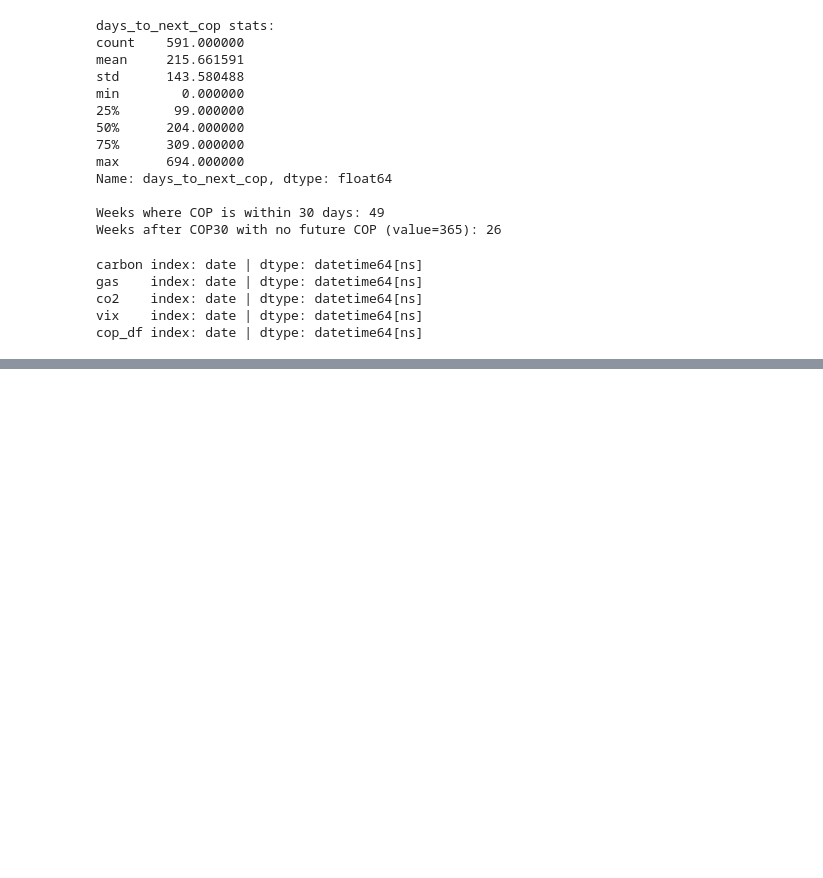
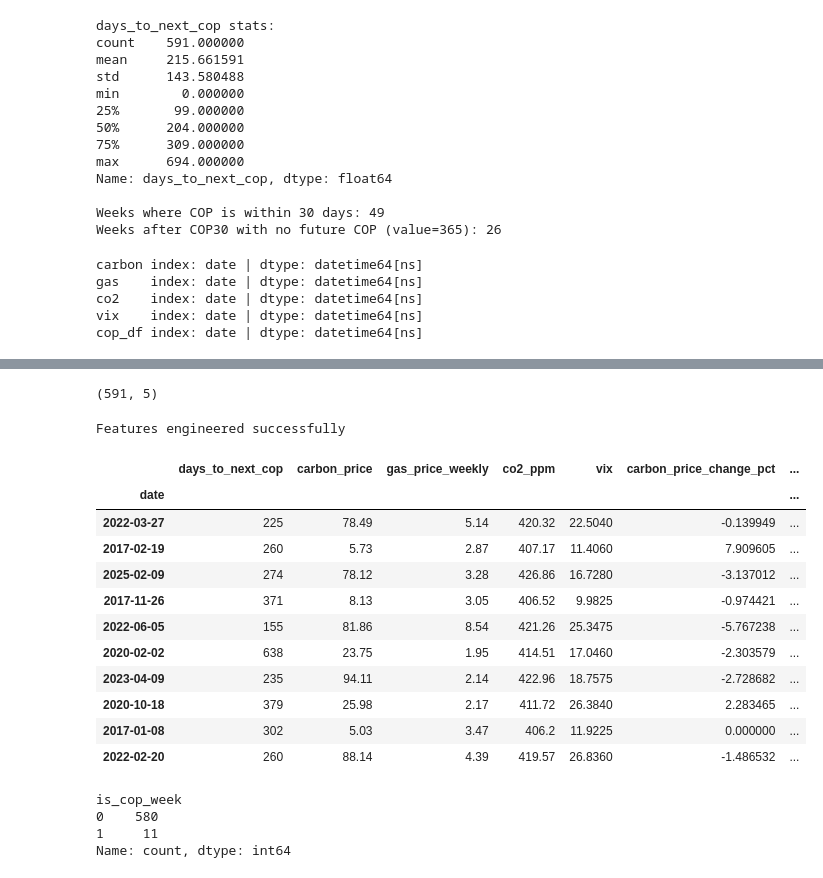
Before and after one commit to Rajdeep0010/Carbon-Credit-Price-Signal-Modelling, a Jupyter notebook: notebooks/01_data_preparation.ipynb, the cells around one changed output, grey strips where cells are left out. Cells and saved outputs as stored; diff of their text form; code cells hidden in the pictures; blank space fills up the shorter version.

```diff
--- a/notebooks/01_data_preparation.ipynb
+++ b/notebooks/01_data_preparation.ipynb
@@ -522 +525,36 @@ vix                   0
 dtype: int64
+# %%
+df.shape
+# %% [output]
+(591, 5)
+# %%
+#feature Engineering
+# feature Engineering
+df['carbon_price_change_pct'] = df['carbon_price'].pct_change() * 100
+df['gas_price_lag1'] = df['gas_price_weekly'].shift(1)
+df['co2_change'] = df['co2_ppm'].pct_change() * 100
+df['is_cop_week'] = (df['days_to_next_cop'] <= 7).astype(int)
+
+print("Features engineered successfully")
+df.sample(10)
+# %% [output]
+Features engineered successfully
+|  | days_to_next_cop | carbon_price | gas_price_weekly | co2_ppm | vix | carbon_price_change_pct | ... |
+| date |  |  |  |  |  |  | ... |
+| 2022-03-27 | 225 | 78.49 | 5.14 | 420.32 | 22.5040 | -0.139949 | ... |
+| 2017-02-19 | 260 | 5.73 | 2.87 | 407.17 | 11.4060 | 7.909605 | ... |
+| 2025-02-09 | 274 | 78.12 | 3.28 | 426.86 | 16.7280 | -3.137012 | ... |
+| 2017-11-26 | 371 | 8.13 | 3.05 | 406.52 | 9.9825 | -0.974421 | ... |
+| 2022-06-05 | 155 | 81.86 | 8.54 | 421.26 | 25.3475 | -5.767238 | ... |
+| 2020-02-02 | 638 | 23.75 | 1.95 | 414.51 | 17.0460 | -2.303579 | ... |
+| 2023-04-09 | 235 | 94.11 | 2.14 | 422.96 | 18.7575 | -2.728682 | ... |
+| 2020-10-18 | 379 | 25.98 | 2.17 | 411.72 | 26.3840 | 2.283465 | ... |
+| 2017-01-08 | 302 | 5.03 | 3.47 | 406.2 | 11.9225 | 0.000000 | ... |
+| 2022-02-20 | 260 | 88.14 | 4.39 | 419.57 | 26.8360 | -1.486532 | ... |
+# %%
+df['is_cop_week'].value_counts()
+# %% [output]
+is_cop_week
+0    580
+1     11
+Name: count, dtype: int64
```
Also changed, not shown: parts of 19 cells of this notebook, 1 other file.
